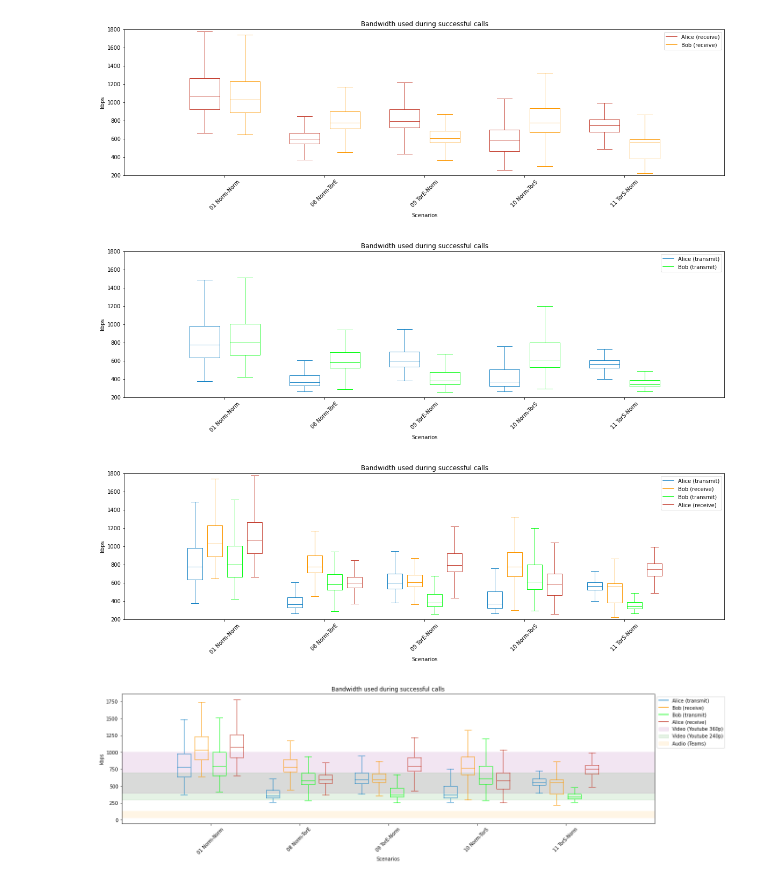
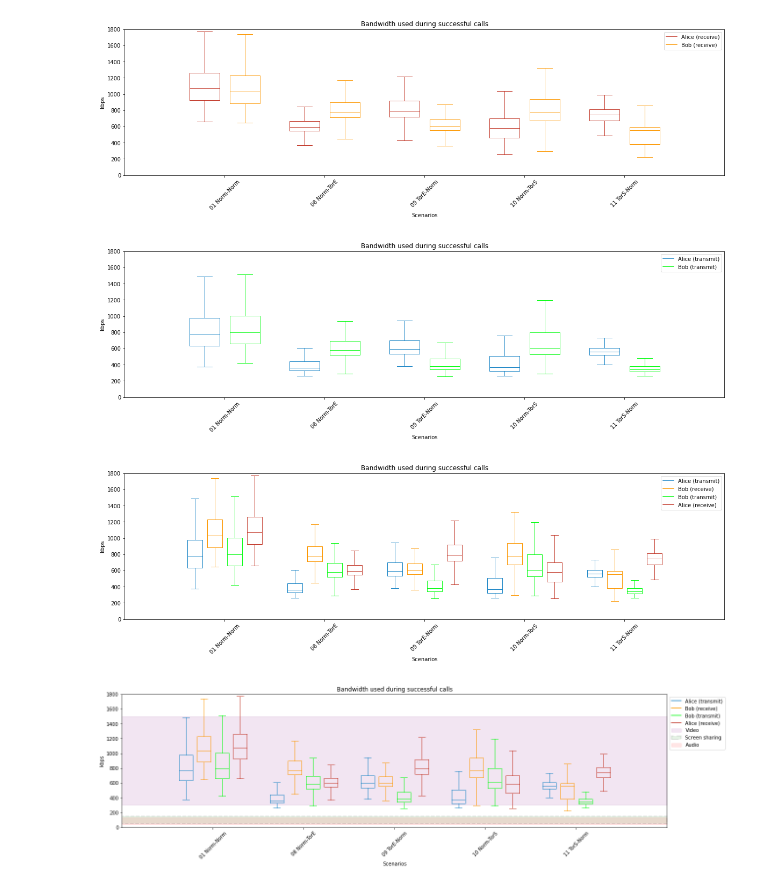
Before and after one commit to Master2022E/OnionRTC-experiment, a Jupyter notebook: Dataprocess/BandwidthUsedPlots.ipynb, the cells around one changed output. Cells and saved outputs as stored; diff of their text form; code cells hidden in the pictures.

Commit message:
Add images of the bandwidth used, with areas of the required threshold values from different services

```diff
--- a/Dataprocess/BandwidthUsedPlots.ipynb
+++ b/Dataprocess/BandwidthUsedPlots.ipynb
@@ -106,7 +110,7 @@ ticks = hf.getScenarioLabels(receiveDf["scenario"].unique())
 plt.xticks(range(0, len(ticks) * 2, 2), ticks, rotation=45)
 plt.xlim(-2, len(ticks)*2)
 
-plt.ylim(200, 1800)
+plt.ylim(0, 1800)
 plt.ylabel('kbps')
 
 
@@ -114,7 +118,7 @@ plt.savefig("output_folder/BoxPlotUsedBandwidthReceive.png", format="png", bbox_
 plt.savefig("output_folder/BoxPlotUsedBandwidthReceive.svg", format="svg", bbox_inches='tight', transparent=False, dpi=600, pad_inches=0.1, facecolor='w', edgecolor='w')
 plt.show()
 # %% [output]
-[figure, old version]
+[figure, new version]
 # %%
 plt.figure()
 
@@ -137,7 +141,7 @@ ticks = hf.getScenarioLabels(transmitDf["scenario"].unique())
 plt.xticks(range(0, len(ticks) * 2, 2), ticks, rotation=45)
 plt.xlim(-2, len(ticks)*2)
 
-plt.ylim(200, 1800)
+plt.ylim(0, 1800)
 plt.ylabel('kbps')
 
 
@@ -145,7 +149,7 @@ plt.savefig("output_folder/BoxPlotUsedBandwidthTransmit.png", format="png", bbox
 plt.savefig("output_folder/BoxPlotUsedBandwidthTransmit.svg", format="svg", bbox_inches='tight', transparent=False, dpi=600, pad_inches=0.1, facecolor='w', edgecolor='w')
 plt.show()
 # %% [output]
-[figure, old version]
+[figure, new version]
 # %%
 plt.figure()
 
@@ -174,7 +178,7 @@ ticks = hf.getScenarioLabels(receiveDf["scenario"].unique())
 plt.xticks(range(0, len(ticks) * 2, 2), ticks, rotation=45)
 plt.xlim(-2, len(ticks)*2)
 
-plt.ylim(200, 1800)
+plt.ylim(0, 1800)
 plt.ylabel('kbps')
 
 
@@ -182,7 +186,7 @@ plt.savefig("output_folder/BoxPlotUsedBandwidth.png", format="png", bbox_inches=
 plt.savefig("output_folder/BoxPlotUsedBandwidth.svg", format="svg", bbox_inches='tight', transparent=False, dpi=600, pad_inches=0.1, facecolor='w', edgecolor='w')
 plt.show()
 # %% [output]
-[figure, old version]
+[figure, new version]
 # %%
 plt.figure()
 
@@ -203,35 +207,40 @@ plt.plot([], c=colorBobTransmit, label='Bob (transmit)')
 plt.plot([], c=colorAliceReceive, label='Alice (receive)')
 
 plt.title("Bandwidth used during successful calls")
 plt.rcParams["figure.figsize"] = [20,5]
 
 plt.xlabel('Scenarios')
 ticks = hf.getScenarioLabels(receiveDf["scenario"].unique())
 plt.xticks(range(0, len(ticks) * 2, 2), ticks, rotation=45)
 plt.xlim(-2, len(ticks)*2)
 
-#plt.ylim(200, 1800)
+plt.ylim(0, 1800)
 plt.ylabel('kbps')
 
 x = np.array([-2, 10])
 
 # https://support.zoom.us/hc/en-us/articles/201362023-System-requirements-for-Windows-macOS-and-Linux#h_d278c327-e03d-4896-b19a-96a8f3c0c69c
 #plt.fill_between(x, [60], [80], alpha=0.1, color='red', label='Audio (Zoom)')
 #plt.fill_between(x, [600], [6800], alpha=0.1, color='blue', label='Video (Zoom)')
 #plt.fill_between(x, [50], [150], alpha=0.1, color='green', label='ScreenSharing (Zoom)')
 
 # https://support.google.com/youtube/answer/2853702?hl=en#zippy=%2Ck-p-fps%2Cp-fps%2Cp
-plt.fill_between(x, [400], [1000], alpha=0.1, color='purple', label='Video (Youtube 360p)')
-plt.fill_between(x, [300], [700], alpha=0.1, color='green', label='Video (Youtube 240p)')
+#plt.fill_between(x, [400], [1000], alpha=0.1, color='purple', label='Video (Youtube 360p)')
+#plt.fill_between(x, [300], [700], alpha=0.1, color='green', label='Video (Youtube 240p)')
 
 # https://support.microsoft.com/en-us/office/monitor-call-and-meeting-quality-in-teams-7bb1747c-d91a-4fbb-84f6-ad3f48e73511
-plt.fill_between(x, [36], [128], alpha=0.1, color='orange', label='Audio (Teams)')
+#plt.fill_between(x, [36], [128], alpha=0.1, color='orange', label='Audio (Teams)')
 #plt.fill_between(x, [36], [1500], alpha=0.1, color='orange', label='Video (Teams)')
+
+
+plt.fill_between(x, [300], [1500], alpha=0.1, color='purple', label='Video')
+plt.fill_between(x, [50], [150], alpha=0.1, color='green', label='Screen sharing', edgecolor='black', linestyle='dashed', linewidth=2)
+plt.fill_between(x, [36], [128], alpha=0.1, color='red', label='Audio')
 
 #plt.legend(bbox_to_anchor=(1.01, 1),loc='upper left', borderaxespad=0.)
 plt.legend(bbox_to_anchor=(1, 1),loc='upper left')
 plt.savefig("output_folder/BoxPlotUsedBandwidthWithThreshold.png", format="png", bbox_inches='tight', transparent=False, dpi=600, pad_inches=0.1, facecolor='w', edgecolor='w')
 plt.savefig("output_folder/BoxPlotUsedBandwidthWithThreshold.svg", format="svg", bbox_inches='tight', transparent=False, dpi=600, pad_inches=0.1, facecolor='w', edgecolor='w')
 plt.show()
 # %% [output]
-[figure, old version]
+[figure, new version]
```
Also changed, not shown: parts of 4 cells of this notebook, 12 other files.
